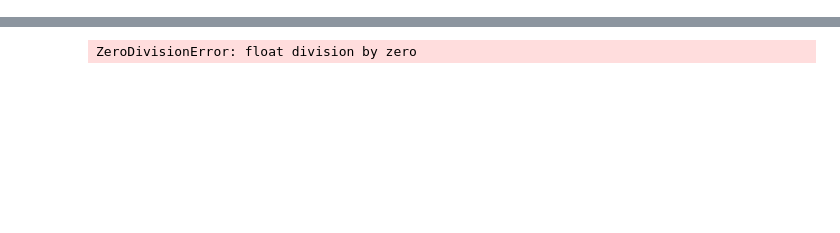
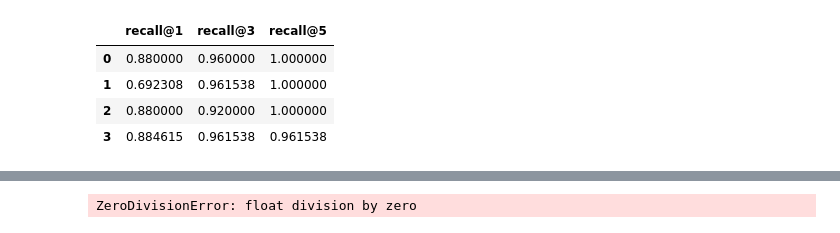
Before and after one commit to entropeaks/IRIS, a Jupyter notebook: notebooks/example.ipynb, the cells around one changed output, grey strips where cells are left out. Cells and saved outputs as stored; diff of their text form; code cells hidden in the pictures; blank space fills up the shorter version.

```diff
--- a/notebooks/example.ipynb
+++ b/notebooks/example.ipynb
@@ -182,0 +362,10 @@ Epoch 11: {'loss': 0.057785474229604006, 'positive_dist': 0.3695804253220558, 'n
+# %%
+import pandas as pd
+
+pd.DataFrame(results)
+# %% [output]
+|  | recall@1 | recall@3 | recall@5 |
+| 0 | 0.880000 | 0.960000 | 1.000000 |
+| 1 | 0.692308 | 0.961538 | 1.000000 |
+| 2 | 0.880000 | 0.920000 | 1.000000 |
+| 3 | 0.884615 | 0.961538 | 0.961538 |
```
Also changed, not shown: parts of 33 cells of this notebook.
